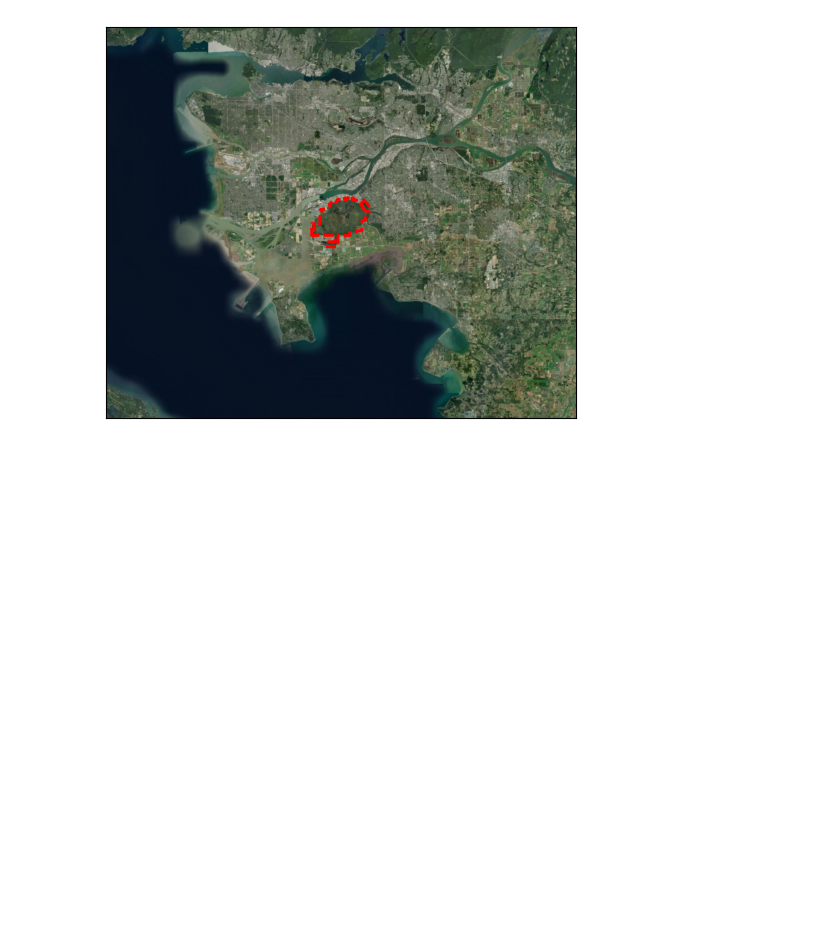
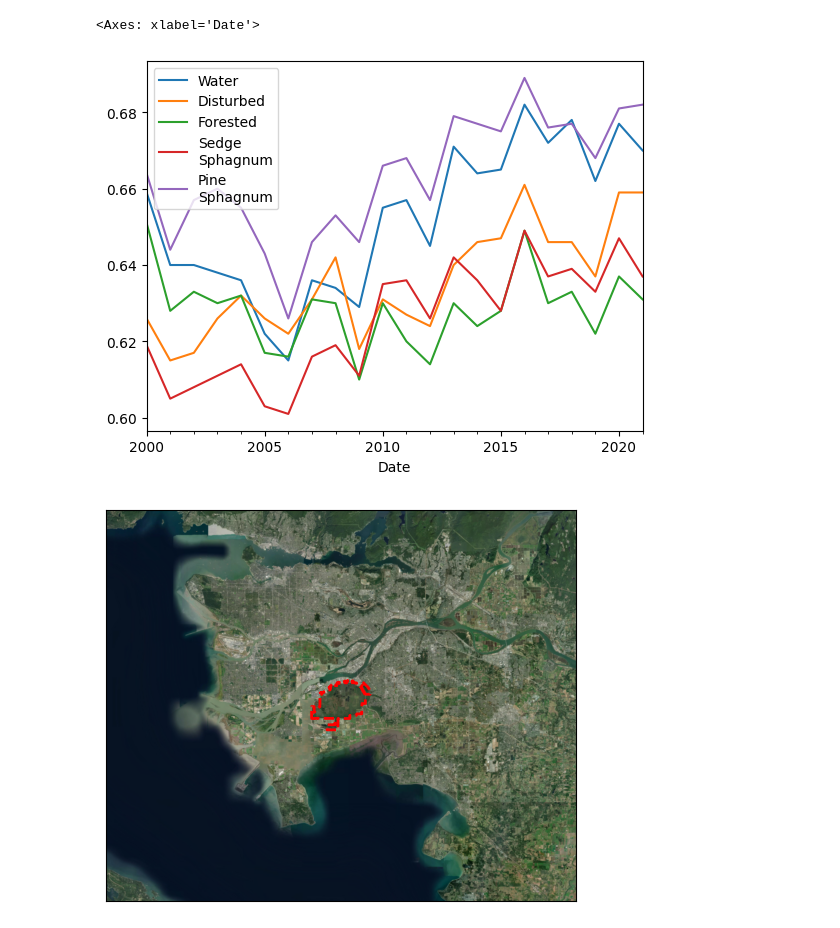
Before and after one commit to ubc-micromet/BBECA_Work, a Jupyter notebook: Maps_and_Figures.ipynb, the cells around one changed output. Cells and saved outputs as stored; diff of their text form; code cells hidden in the pictures; blank space fills up the shorter version.

```diff
--- a/Maps_and_Figures.ipynb
+++ b/Maps_and_Figures.ipynb
@@ -172,3 +275,10 @@ plt.savefig('images/EcosystemMap.png',dpi=500)
+# %%
+
+
+NDVI.plot()
+# %% [output]
+<Axes: xlabel='Date'>
+[figure, added]
 # %%
 Boundary = Boundary.to_crs(epsg=3857)
 
```
Also changed, not shown: parts of 7 cells of this notebook, 56 other files.
